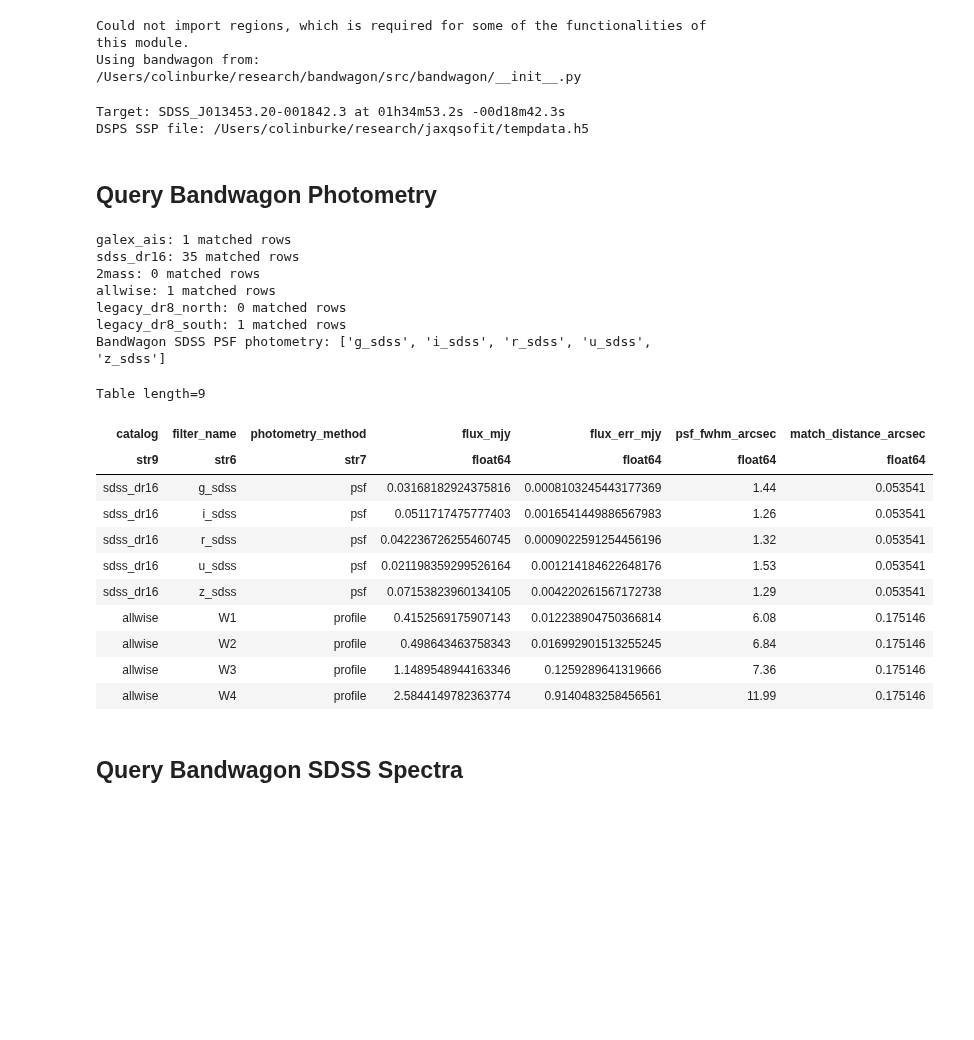
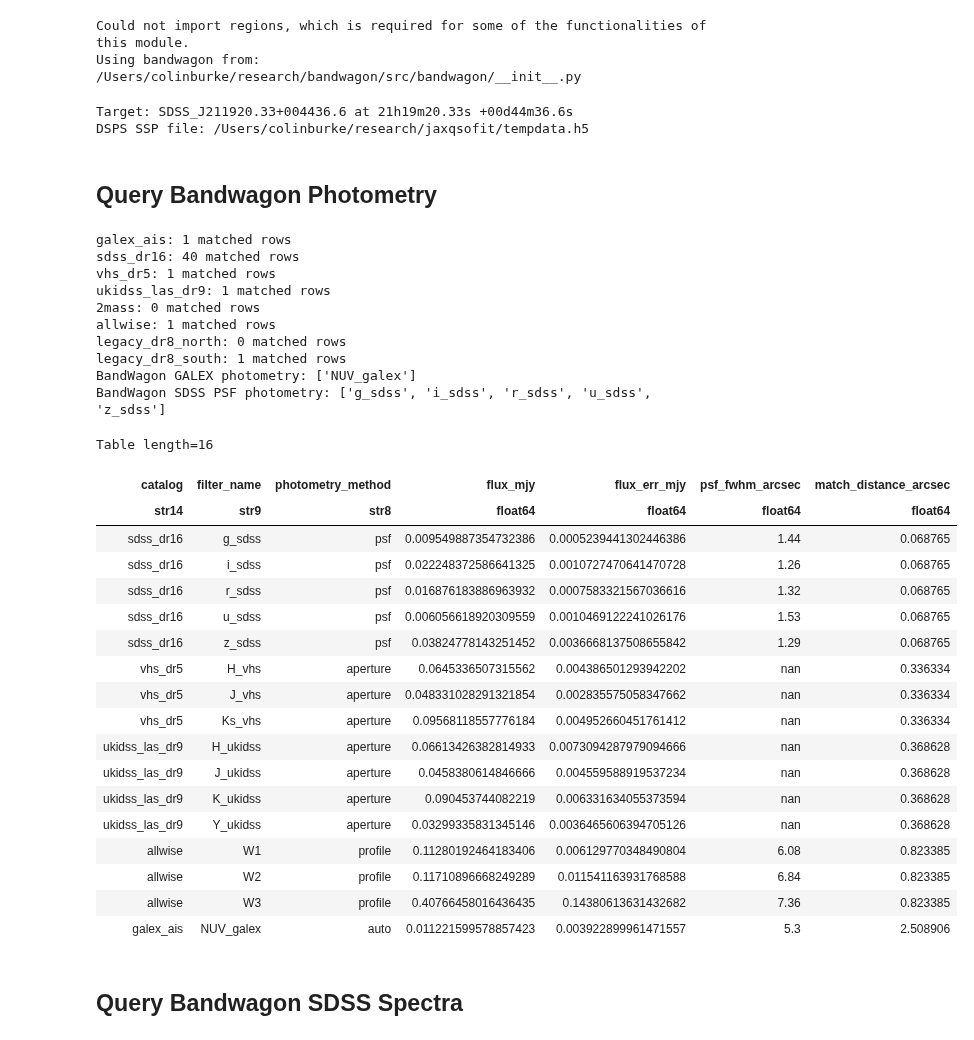
Before and after one commit to burke86/jaxsedfit, a Jupyter notebook: notebooks/06_bandwagon_joint_sed_spectra.ipynb, the cells around one changed output. Saved outputs shown, nothing was run; the diff lists cells and outputs as text; code cells hidden in the pictures; blank space fills up the shorter version.

```diff
--- a/notebooks/06_bandwagon_joint_sed_spectra.ipynb
+++ b/notebooks/06_bandwagon_joint_sed_spectra.ipynb
@@ -75,13 +75,13 @@ if DSPS_SSP_FN is None:
         "docs/installation.rst and place it in the jaxsedfit repository."
     )
 
-TARGET_NAME = "J013453.20-001842.3"
-coord = SkyCoord("01h34m53.20s", "-00d18m42.3s")
+TARGET_NAME = "J211920.33+004436.6"
+coord = SkyCoord("21h19m20.33s", "+00d44m36.6s")
 OBJECT_NAME = f"SDSS_{TARGET_NAME}"
 print(f"Target: {OBJECT_NAME} at {coord.to_string('hmsdms')}")
 print(f"DSPS SSP file: {DSPS_SSP_FN}")
 # %% [output]
-Target: SDSS_J013453.20-001842.3 at 01h34m53.2s -00d18m42.3s
+Target: SDSS_J211920.33+004436.6 at 21h19m20.33s +00d44m36.6s
 DSPS SSP file: /Users/colinburke/research/jaxqsofit/tempdata.h5
 # %% [markdown]
 ## Query Bandwagon Photometry
@@ -121,46 +121,65 @@ if "photometry_method" not in phot.colnames:
     raise RuntimeError("BandWagon must provide photometry_method so SDSS PSF photometry can be identified.")
 
 sdss_filters = {f"{band}_sdss" for band in "ugriz"}
+galex_filters = {"FUV_galex", "NUV_galex"}
+found_galex = sorted(galex_filters & {str(name) for name in phot["filter_name"]})
+if not found_galex:
+    raise RuntimeError(
+        "BandWagon matched GALEX but did not produce usable FUV/NUV photometry. "
+        "Check the GALEX magnitude and uncertainty columns in the match."
+    )
+
 found_sdss = sorted(sdss_filters & {str(name) for name in phot["filter_name"]})
 missing_sdss = sorted(sdss_filters - set(found_sdss))
 if missing_sdss:
     raise RuntimeError(
         "BandWagon returned an SDSS match, but the long-form photometry table is missing "
         f"these SDSS PSF bands: {missing_sdss}. Available filters: "
         f"{[str(name) for name in phot['filter_name']]}"
     )
 
 sdss_methods = {
     str(row["filter_name"]): str(row["photometry_method"])
     for row in phot
     if str(row["filter_name"]) in sdss_filters
 }
 if any(method != "psf" for method in sdss_methods.values()):
     raise RuntimeError(f"SDSS photometry must be PSF-only, got methods: {sdss_methods}")
 
+print("BandWagon GALEX photometry:", found_galex)
 print("BandWagon SDSS PSF photometry:", found_sdss)
 phot.sort("match_distance_arcsec")
 phot["catalog", "filter_name", "photometry_method", "flux_mjy", "flux_err_mjy", "psf_fwhm_arcsec", "match_distance_arcsec"]
 # %% [output]
 galex_ais: 1 matched rows
-sdss_dr16: 35 matched rows
+sdss_dr16: 40 matched rows
+vhs_dr5: 1 matched rows
+ukidss_las_dr9: 1 matched rows
 2mass: 0 matched rows
 allwise: 1 matched rows
 legacy_dr8_north: 0 matched rows
 legacy_dr8_south: 1 matched rows
+BandWagon GALEX photometry: ['NUV_galex']
 BandWagon SDSS PSF photometry: ['g_sdss', 'i_sdss', 'r_sdss', 'u_sdss', 'z_sdss']
-Table length=9
+Table length=16
 | catalog | filter_name | photometry_method | flux_mjy | flux_err_mjy | psf_fwhm_arcsec | match_distance_arcsec |
-| str9 | str6 | str7 | float64 | float64 | float64 | float64 |
-| sdss_dr16 | g_sdss | psf | 0.03168182924375816 | 0.0008103245443177369 | 1.44 | 0.053541 |
-| sdss_dr16 | i_sdss | psf | 0.0511717475777403 | 0.0016541449886567983 | 1.26 | 0.053541 |
-| sdss_dr16 | r_sdss | psf | 0.042236726255460745 | 0.0009022591254456196 | 1.32 | 0.053541 |
-| sdss_dr16 | u_sdss | psf | 0.021198359299526164 | 0.001214184622648176 | 1.53 | 0.053541 |
-| sdss_dr16 | z_sdss | psf | 0.07153823960134105 | 0.004220261567172738 | 1.29 | 0.053541 |
-| allwise | W1 | profile | 0.4152569175907143 | 0.012238904750366814 | 6.08 | 0.175146 |
-| allwise | W2 | profile | 0.498643463758343 | 0.016992901513255245 | 6.84 | 0.175146 |
-| allwise | W3 | profile | 1.1489548944163346 | 0.1259289641319666 | 7.36 | 0.175146 |
-| allwise | W4 | profile | 2.5844149782363774 | 0.9140483258456561 | 11.99 | 0.175146 |
+| str14 | str9 | str8 | float64 | float64 | float64 | float64 |
+| sdss_dr16 | g_sdss | psf | 0.009549887354732386 | 0.0005239441302446386 | 1.44 | 0.068765 |
+| sdss_dr16 | i_sdss | psf | 0.022248372586641325 | 0.0010727470641470728 | 1.26 | 0.068765 |
+| sdss_dr16 | r_sdss | psf | 0.016876183886963932 | 0.0007583321567036616 | 1.32 | 0.068765 |
+| sdss_dr16 | u_sdss | psf | 0.006056618920309559 | 0.0010469122241026176 | 1.53 | 0.068765 |
+| sdss_dr16 | z_sdss | psf | 0.03824778143251452 | 0.0036668137508655842 | 1.29 | 0.068765 |
+| vhs_dr5 | H_vhs | aperture | 0.0645336507315562 | 0.004386501293942202 | nan | 0.336334 |
+| vhs_dr5 | J_vhs | aperture | 0.048331028291321854 | 0.002835575058347662 | nan | 0.336334 |
+| vhs_dr5 | Ks_vhs | aperture | 0.09568118557776184 | 0.004952660451761412 | nan | 0.336334 |
+| ukidss_las_dr9 | H_ukidss | aperture | 0.06613426382814933 | 0.0073094287979094666 | nan | 0.368628 |
+| ukidss_las_dr9 | J_ukidss | aperture | 0.0458380614846666 | 0.004559588919537234 | nan | 0.368628 |
+| ukidss_las_dr9 | K_ukidss | aperture | 0.090453744082219 | 0.006331634055373594 | nan | 0.368628 |
+| ukidss_las_dr9 | Y_ukidss | aperture | 0.03299335831345146 | 0.0036465606394705126 | nan | 0.368628 |
+| allwise | W1 | profile | 0.11280192464183406 | 0.006129770348490804 | 6.08 | 0.823385 |
+| allwise | W2 | profile | 0.11710896668249289 | 0.011541163931768588 | 6.84 | 0.823385 |
+| allwise | W3 | profile | 0.40766458016436435 | 0.14380613631432682 | 7.36 | 0.823385 |
+| galex_ais | NUV_galex | auto | 0.011221599578857423 | 0.003922899961471557 | 5.3 | 2.508906 |
 # %% [markdown]
 ## Query Bandwagon SDSS Spectra
 # %%
```
Also changed, not shown: parts of 10 cells of this notebook, 24 other files.
